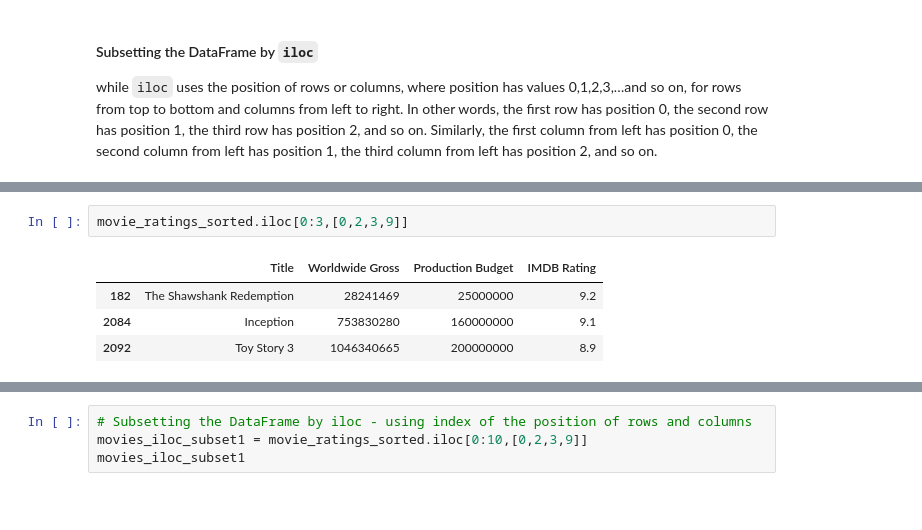
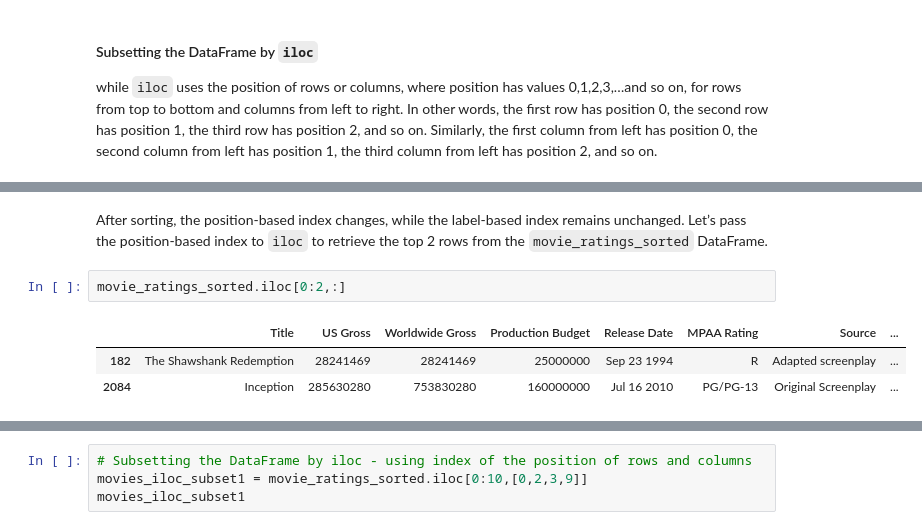
Before and after one commit to Lizhen0909/nu-stat303-1-sec20-coursebook, a Jupyter notebook: Reading data.ipynb, the cells around one changed output, grey strips where cells are left out. Cells and saved outputs as stored; diff of their text form; blank space fills up the shorter version.

```diff
--- a/Reading data.ipynb
+++ b/Reading data.ipynb
@@ -379,7 +389,8 @@ movie_ratings_sorted.head()
+# %% [markdown]
+After sorting, the position-based index changes, while the label-based index remains unchanged. Let’s pass the position-based index to `iloc` to retrieve the top 2 rows from the `movie_ratings_sorted` DataFrame.
 # %%
-movie_ratings_sorted.iloc[0:3,[0,2,3,9]]
+movie_ratings_sorted.iloc[0:2,:]
 # %% [output]
-|  | Title | Worldwide Gross | Production Budget | IMDB Rating |
-| 182 | The Shawshank Redemption | 28241469 | 25000000 | 9.2 |
-| 2084 | Inception | 753830280 | 160000000 | 9.1 |
-| 2092 | Toy Story 3 | 1046340665 | 200000000 | 8.9 |
+|  | Title | US Gross | Worldwide Gross | Production Budget | Release Date | MPAA Rating | Source | ... |
+| 182 | The Shawshank Redemption | 28241469 | 28241469 | 25000000 | Sep 23 1994 | R | Adapted screenplay | ... |
+| 2084 | Inception | 285630280 | 753830280 | 160000000 | Jul 16 2010 | PG/PG-13 | Original Screenplay | ... |
```
Also changed, not shown: parts of 51 cells of this notebook, 4 other files.
